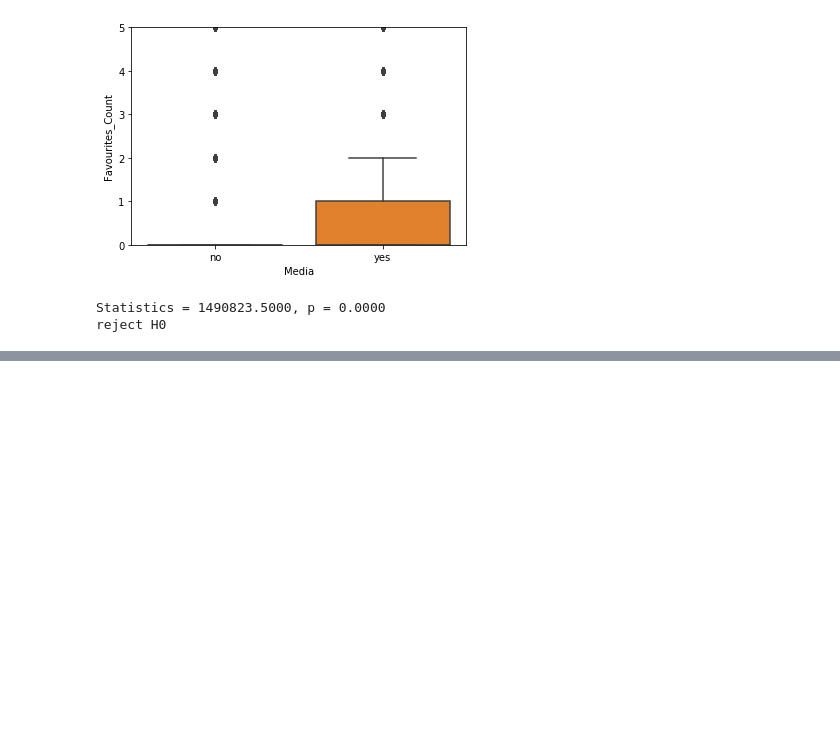
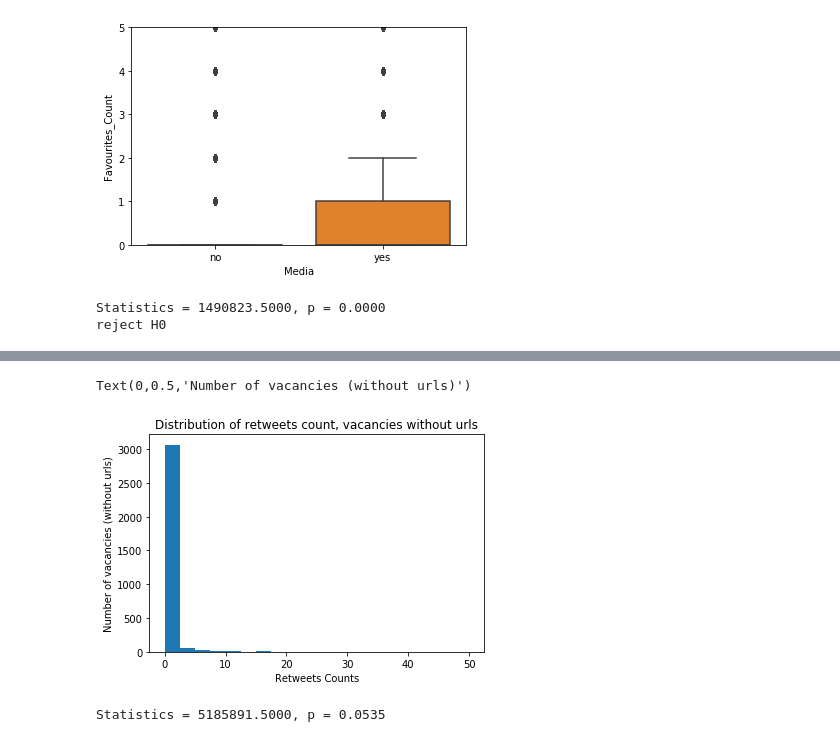
Before and after one commit to HannahPinson/twitterThesisProjects, a Jupyter notebook: analyzingTweets.ipynb, the cells around one changed output, grey strips where cells are left out. Cells and saved outputs as stored; diff of their text form; code cells hidden in the pictures; blank space fills up the shorter version.

```diff
--- a/analyzingTweets.ipynb
+++ b/analyzingTweets.ipynb
@@ -436,0 +461,19 @@ reject H0
+# %%
+plt.hist(no_urls['Retweets_Count'], bins=20, range=(0, 50))
+plt.title('Distribution of retweets count, vacancies without urls')
+plt.xlabel('Retweets Counts')
+plt.ylabel('Number of vacancies (without urls)')
+# %% [output]
+Text(0,0.5,'Number of vacancies (without urls)')
+[figure, added]
+# %%
+stat, p = stats.mannwhitneyu(downsampled_urls['Retweets_Count'], no_urls['Retweets_Count'], alternative = 'greater')
+print('Statistics = %.4f, p = %.4f' % (stat, p))
+# interpret
+alpha = 0.05
+#if p > alpha:
+#    print('Same distribution (fail to reject H0)')
+#else:
+#    print('reject H0')
+# %% [output]
+Statistics = 5185891.5000, p = 0.0535
```
Also changed, not shown: parts of 31 cells of this notebook, 1 other file.
